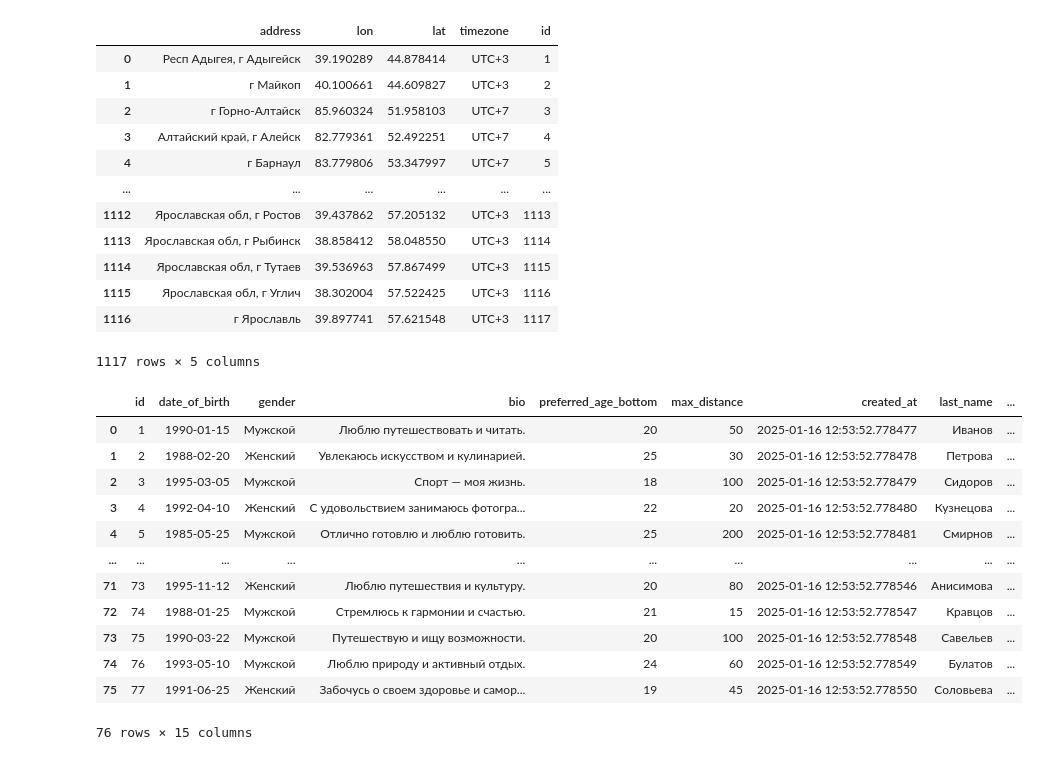
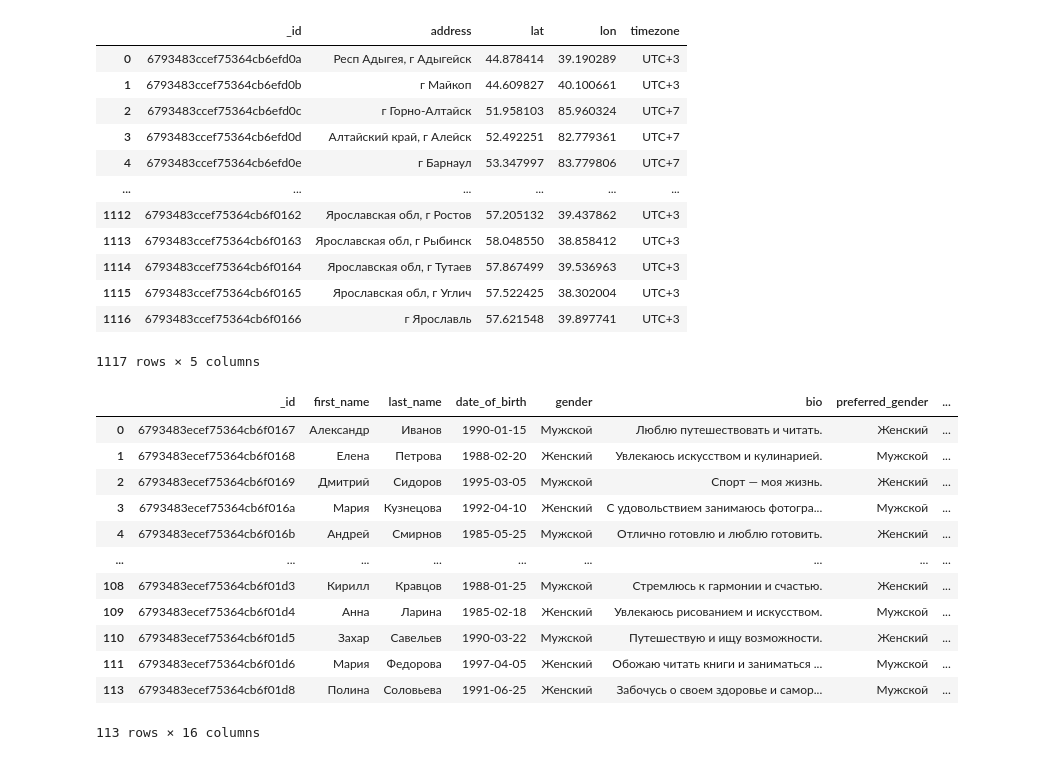
Before and after one commit to ansenya/dating_recommendations_test, a Jupyter notebook: main.ipynb, the cells around one changed output. Saved outputs shown, nothing was run; the diff lists cells and outputs as text; code cells hidden in the pictures.

```diff
--- a/main.ipynb
+++ b/main.ipynb
@@ -75,55 +21,53 @@ class City(Base):
 # %%
-DATABASE_URL = "postgresql://user:insecure@localhost:5432/dating"
+client = MongoClient(os.environ.get("DATABASE_URL", "mongodb://root:insecure@127.0.0.1:27017"))
 
-engine = create_engine(DATABASE_URL)
-Session = sessionmaker(bind=engine)
-session = Session()
+db = client["dating"]
+users_collection = db["users"]
+cities_collection = db["cities"]
+recommendation_collection = db["recommendations"]
 # %%
-cities = [city.__dict__ for city in session.query(City).all()]
-for el in cities:
-    el.pop('_sa_instance_state', None)
+cities = [city for city in cities_collection.find()]
 
 cities_df = pd.DataFrame(cities)
 cities_df
 # %% [output]
-|  | address | lon | lat | timezone | id |
-| 0 | Респ Адыгея, г Адыгейск | 39.190289 | 44.878414 | UTC+3 | 1 |
-| 1 | г Майкоп | 40.100661 | 44.609827 | UTC+3 | 2 |
-| 2 | г Горно-Алтайск | 85.960324 | 51.958103 | UTC+7 | 3 |
-| 3 | Алтайский край, г Алейск | 82.779361 | 52.492251 | UTC+7 | 4 |
-| 4 | г Барнаул | 83.779806 | 53.347997 | UTC+7 | 5 |
+|  | _id | address | lat | lon | timezone |
+| 0 | 6793483ccef75364cb6efd0a | Респ Адыгея, г Адыгейск | 44.878414 | 39.190289 | UTC+3 |
+| 1 | 6793483ccef75364cb6efd0b | г Майкоп | 44.609827 | 40.100661 | UTC+3 |
+| 2 | 6793483ccef75364cb6efd0c | г Горно-Алтайск | 51.958103 | 85.960324 | UTC+7 |
+| 3 | 6793483ccef75364cb6efd0d | Алтайский край, г Алейск | 52.492251 | 82.779361 | UTC+7 |
+| 4 | 6793483ccef75364cb6efd0e | г Барнаул | 53.347997 | 83.779806 | UTC+7 |
 | ... | ... | ... | ... | ... | ... |
-| 1112 | Ярославская обл, г Ростов | 39.437862 | 57.205132 | UTC+3 | 1113 |
-| 1113 | Ярославская обл, г Рыбинск | 38.858412 | 58.048550 | UTC+3 | 1114 |
-| 1114 | Ярославская обл, г Тутаев | 39.536963 | 57.867499 | UTC+3 | 1115 |
-| 1115 | Ярославская обл, г Углич | 38.302004 | 57.522425 | UTC+3 | 1116 |
-| 1116 | г Ярославль | 39.897741 | 57.621548 | UTC+3 | 1117 |
+| 1112 | 6793483ccef75364cb6f0162 | Ярославская обл, г Ростов | 57.205132 | 39.437862 | UTC+3 |
+| 1113 | 6793483ccef75364cb6f0163 | Ярославская обл, г Рыбинск | 58.048550 | 38.858412 | UTC+3 |
+| 1114 | 6793483ccef75364cb6f0164 | Ярославская обл, г Тутаев | 57.867499 | 39.536963 | UTC+3 |
+| 1115 | 6793483ccef75364cb6f0165 | Ярославская обл, г Углич | 57.522425 | 38.302004 | UTC+3 |
+| 1116 | 6793483ccef75364cb6f0166 | г Ярославль | 57.621548 | 39.897741 | UTC+3 |
 1117 rows × 5 columns
 # %%
-users = [user.__dict__ for user in session.query(User).all()]
-for el in users:
-    el.pop('_sa_instance_state', None)
-    el["age"] = datetime.now().year - el.get("date_of_birth", None).year
-
-random_id = randint(0, len(users) - 1)
-
-user = users[random_id]
-users.remove(user)
+users = [user for user in users_collection.find()]
+for user in users:
+    user["age"] = datetime.now().year - datetime.strptime(user["date_of_birth"], "%Y-%m-%d").year
 
 users_df = pd.DataFrame(users)
+
+random_id = randint(0, len(users_df) - 1)
+user = users_df.iloc[random_id]
+
+users_df.drop(random_id, inplace=True)
 users_df
 # %% [output]
-|  | id | date_of_birth | gender | bio | preferred_age_bottom | max_distance | created_at | last_name | ... |
-| 0 | 1 | 1990-01-15 | Мужской | Люблю путешествовать и читать. | 20 | 50 | 2025-01-16 12:53:52.778477 | Иванов | ... |
-| 1 | 2 | 1988-02-20 | Женский | Увлекаюсь искусством и кулинарией. | 25 | 30 | 2025-01-16 12:53:52.778478 | Петрова | ... |
-| 2 | 3 | 1995-03-05 | Мужской | Спорт — моя жизнь. | 18 | 100 | 2025-01-16 12:53:52.778479 | Сидоров | ... |
-| 3 | 4 | 1992-04-10 | Женский | С удовольствием занимаюсь фотогра... | 22 | 20 | 2025-01-16 12:53:52.778480 | Кузнецова | ... |
-| 4 | 5 | 1985-05-25 | Мужской | Отлично готовлю и люблю готовить. | 25 | 200 | 2025-01-16 12:53:52.778481 | Смирнов | ... |
-| ... | ... | ... | ... | ... | ... | ... | ... | ... | ... |
-| 71 | 73 | 1995-11-12 | Женский | Люблю путешествия и культуру. | 20 | 80 | 2025-01-16 12:53:52.778546 | Анисимова | ... |
-| 72 | 74 | 1988-01-25 | Мужской | Стремлюсь к гармонии и счастью. | 21 | 15 | 2025-01-16 12:53:52.778547 | Кравцов | ... |
-| 73 | 75 | 1990-03-22 | Мужской | Путешествую и ищу возможности. | 20 | 100 | 2025-01-16 12:53:52.778548 | Савельев | ... |
-| 74 | 76 | 1993-05-10 | Мужской | Люблю природу и активный отдых. | 24 | 60 | 2025-01-16 12:53:52.778549 | Булатов | ... |
-| 75 | 77 | 1991-06-25 | Женский | Забочусь о своем здоровье и самор... | 19 | 45 | 2025-01-16 12:53:52.778550 | Соловьева | ... |
+|  | _id | first_name | last_name | date_of_birth | gender | bio | preferred_gender | ... |
+| 0 | 6793483ecef75364cb6f0167 | Александр | Иванов | 1990-01-15 | Мужской | Люблю путешествовать и читать. | Женский | ... |
+| 1 | 6793483ecef75364cb6f0168 | Елена | Петрова | 1988-02-20 | Женский | Увлекаюсь искусством и кулинарией. | Мужской | ... |
+| 2 | 6793483ecef75364cb6f0169 | Дмитрий | Сидоров | 1995-03-05 | Мужской | Спорт — моя жизнь. | Женский | ... |
+| 3 | 6793483ecef75364cb6f016a | Мария | Кузнецова | 1992-04-10 | Женский | С удовольствием занимаюсь фотогра... | Мужской | ... |
+| 4 | 6793483ecef75364cb6f016b | Андрей | Смирнов | 1985-05-25 | Мужской | Отлично готовлю и люблю готовить. | Женский | ... |
+| ... | ... | ... | ... | ... | ... | ... | ... | ... |
+| 108 | 6793483ecef75364cb6f01d3 | Кирилл | Кравцов | 1988-01-25 | Мужской | Стремлюсь к гармонии и счастью. | Женский | ... |
+| 109 | 6793483ecef75364cb6f01d4 | Анна | Ларина | 1985-02-18 | Женский | Увлекаюсь рисованием и искусством. | Мужской | ... |
+| 110 | 6793483ecef75364cb6f01d5 | Захар | Савельев | 1990-03-22 | Мужской | Путешествую и ищу возможности. | Женский | ... |
+| 111 | 6793483ecef75364cb6f01d6 | Мария | Федорова | 1997-04-05 | Женский | Обожаю читать книги и заниматься ... | Мужской | ... |
+| 113 | 6793483ecef75364cb6f01d8 | Полина | Соловьева | 1991-06-25 | Женский | Забочусь о своем здоровье и самор... | Мужской | ... |
-76 rows × 15 columns
+113 rows × 16 columns
 # %%
```
Also changed, not shown: parts of 8 cells of this notebook, 2 other files.
